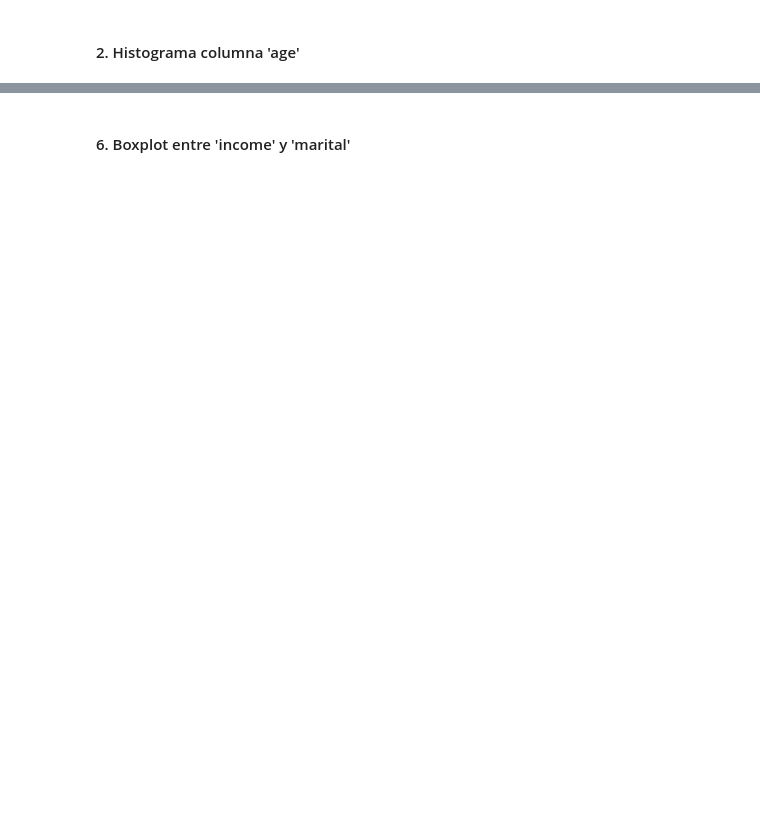
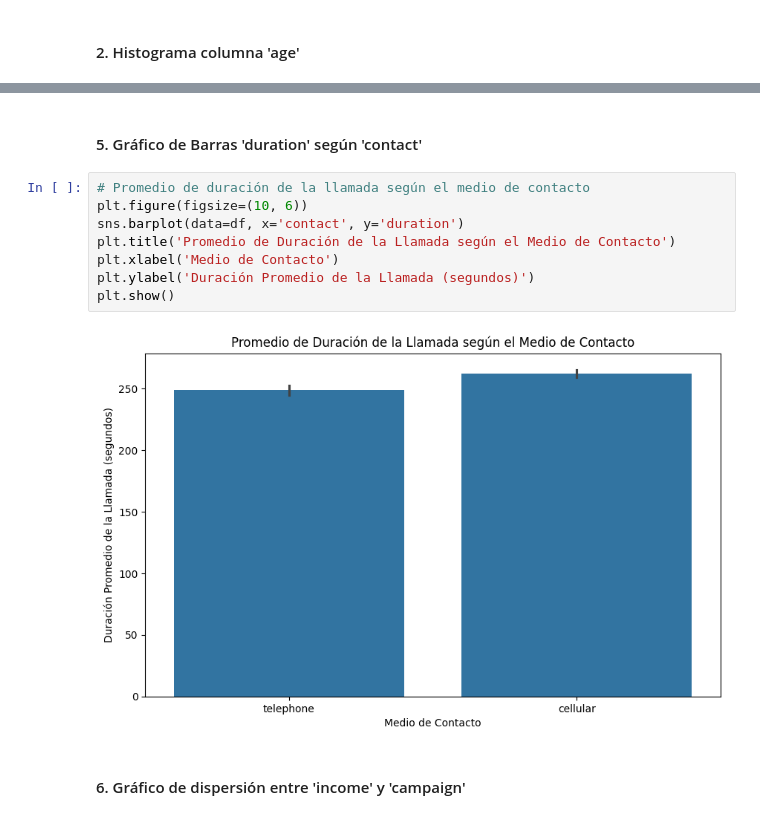
Before and after one commit to DaniR1011/Data_Analytics, a Jupyter notebook: 4. EDA con Python/notebooks/04_Visualizacion.ipynb, the cells around one changed output, grey strips where cells are left out. Saved outputs shown, nothing was run; the diff lists cells and outputs as text; blank space fills up the shorter version.

```diff
--- a/4. EDA con Python/notebooks/04_Visualizacion.ipynb
+++ b/4. EDA con Python/notebooks/04_Visualizacion.ipynb
@@ -49,2 +107,14 @@ plt.show()
+# %% [markdown]
+#### 5. Gráfico de Barras 'duration' según 'contact'
+# %%
+# Promedio de duración de la llamada según el medio de contacto
+plt.figure(figsize=(10, 6))
+sns.barplot(data=df, x='contact', y='duration')
+plt.title('Promedio de Duración de la Llamada según el Medio de Contacto')
+plt.xlabel('Medio de Contacto')
+plt.ylabel('Duración Promedio de la Llamada (segundos)')
+plt.show()
+# %% [output]
+[figure, added]
 # %% [markdown]
-#### 6. Boxplot entre 'income' y 'marital'
+#### 6. Gráfico de dispersión entre 'income' y 'campaign'
```
Also changed, not shown: parts of 23 cells of this notebook, 5 other files.
